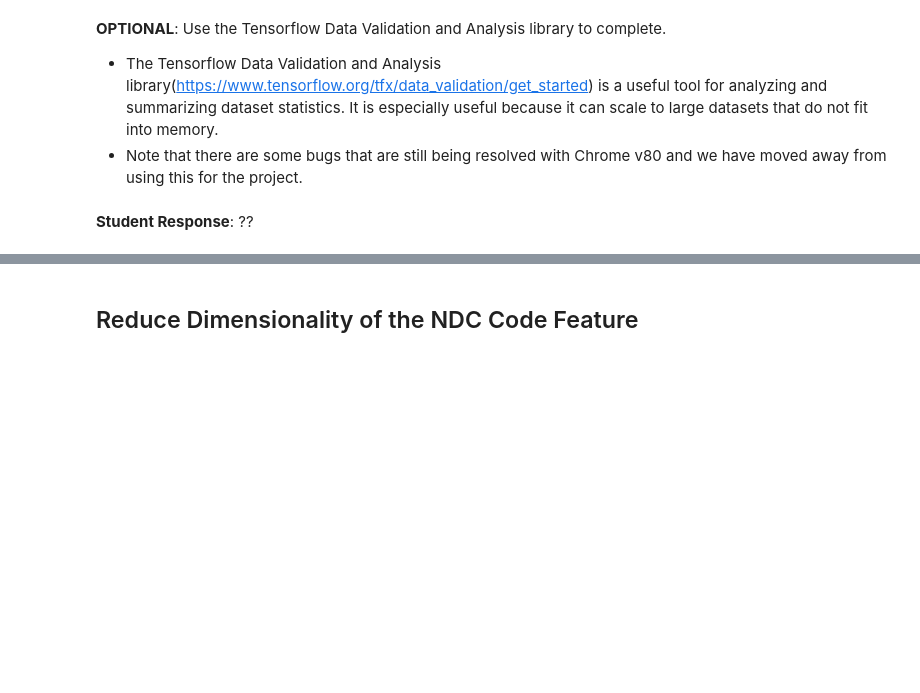
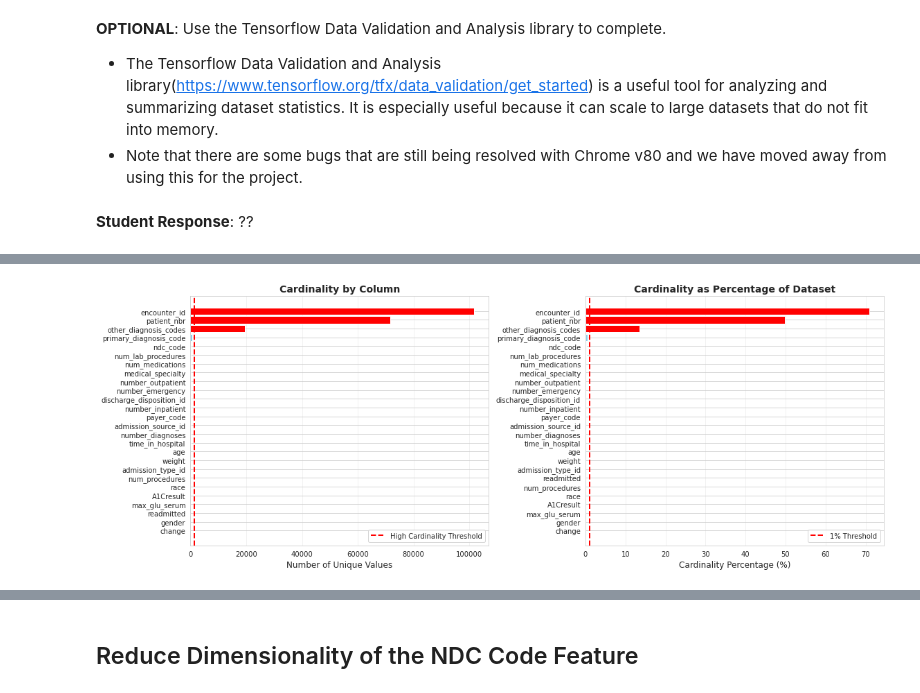
Before and after one commit to polarbeargo/cd0372-Applying-AI-to-EHR-Data, a Jupyter notebook: starter_code/student_project.ipynb, the cells around one changed output, grey strips where cells are left out. Cells and saved outputs as stored; diff of their text form; code cells hidden in the pictures; blank space fills up the shorter version.

```diff
--- a/starter_code/student_project.ipynb
+++ b/starter_code/student_project.ipynb
@@ -204,0 +482,75 @@ tfdv.visualize_statistics(full_data_stats)
+# %%
+# Part C: High Cardinality Analysis
+print("\n" + "="*80)
+print("PART C: HIGH CARDINALITY ANALYSIS")
+print("="*80)
+
+# Calculate cardinality for all columns
+cardinality_data = []
+for col in df.columns:
+    unique_count = df[col].nunique()
+    cardinality_pct = (unique_count / len(df) * 100)
+
+    cardinality_data.append({
+        'Column': col,
+        'Unique_Values': unique_count,
+        'Cardinality_Percentage': round(cardinality_pct, 2),
+        'Data_Type': str(df[col].dtype)
+    })
+
+cardinality_df = pd.DataFrame(cardinality_data).sort_values('Unique_Values', ascending=False)
+print("\nCardinality by Column (sorted by unique values):")
+print(cardinality_df.to_string())
+
+# Define high cardinality threshold (> 50 unique values or > 1% of dataset size)
+high_cardinality_threshold = max(50, len(df) * 0.01)
+high_cardinality = cardinality_df[cardinality_df['Unique_Values'] > high_cardinality_threshold]
+
+print(f"\n\nFields with High Cardinality (>50 unique values or >1% of rows):")
+print("-" * 80)
+print(high_cardinality.to_string())
+
+# Create visualization
+fig, axes = plt.subplots(1, 2, figsize=(16, 6))
+
+# All columns sorted by cardinality
+cardinality_sorted = cardinality_df.sort_values('Unique_Values')
+axes[0].barh(cardinality_sorted['Column'], cardinality_sorted['Unique_Values'],
+             color=['red' if x > high_cardinality_threshold else 'skyblue'
+                    for x in cardinality_sorted['Unique_Values']])
+axes[0].set_xlabel('Number of Unique Values', fontsize=12)
+axes[0].set_title('Cardinality by Column', fontsize=14, fontweight='bold')
+axes[0].axvline(high_cardinality_threshold, color='red', linestyle='--', linewidth=2, label='High Cardinality Threshold')
+axes[0].legend()
+axes[0].grid(axis='x', alpha=0.3)
+
+# Percentage cardinality
+cardinality_pct_sorted = cardinality_df.sort_values('Cardinality_Percentage')
+axes[1].barh(cardinality_pct_sorted['Column'], cardinality_pct_sorted['Cardinality_Percentage'],
+             color=['red' if x > 1 else 'skyblue' for x in cardinality_pct_sorted['Cardinality_Percentage']])
+axes[1].set_xlabel('Cardinality Percentage (%)', fontsize=12)
+axes[1].set_title('Cardinality as Percentage of Dataset', fontsize=14, fontweight='bold')
+axes[1].axvline(1, color='red', linestyle='--', linewidth=2, label='1% Threshold')
+axes[1].legend()
+axes[1].grid(axis='x', alpha=0.3)
+
+plt.tight_layout()
+plt.show()
+
+print("\n\nKEY FINDINGS FOR PART C:")
+print("-" * 80)
+for idx, row in high_cardinality.iterrows():
+    print(f"\n{row['Column']}:")
+    print(f"  - Unique Values: {row['Unique_Values']}")
+    print(f"  - Cardinality: {row['Cardinality_Percentage']}% of dataset")
+    if row['Column'] == 'ndc_code':
+        print("  - REASON: NDC (National Drug Code) has many different drug codes that need to be mapped to generic drug names")
+    elif row['Column'] == 'encounter_id':
+        print("  - REASON: Each encounter has a unique identifier")
+    elif row['Column'] == 'patient_nbr':
+        print("  - REASON: Each patient has a unique identifier")
+    elif row['Column'] in ['primary_diagnosis_code']:
+        print("  - REASON: ICD9-CM diagnosis codes have high dimensionality - many possible diagnosis codes exist")
+    elif row['Column'] in ['medical_specialty', 'payer_code', 'admission_type_id', 'discharge_disposition_id']:
+        print("  - REASON: Categorical variable with many distinct categories")
+# %% [output]
@@ -204,0 +574 @@ tfdv.visualize_statistics(full_data_stats)
+[figure, added]
```
Also changed, not shown: parts of 11 cells of this notebook.
